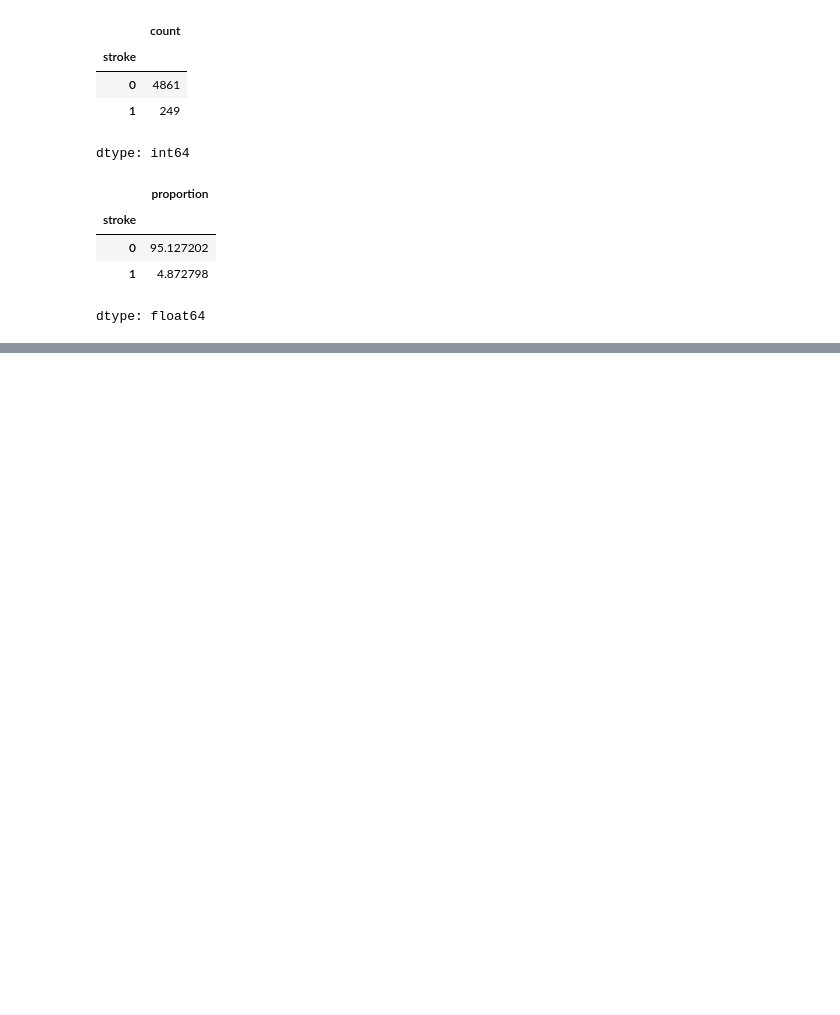
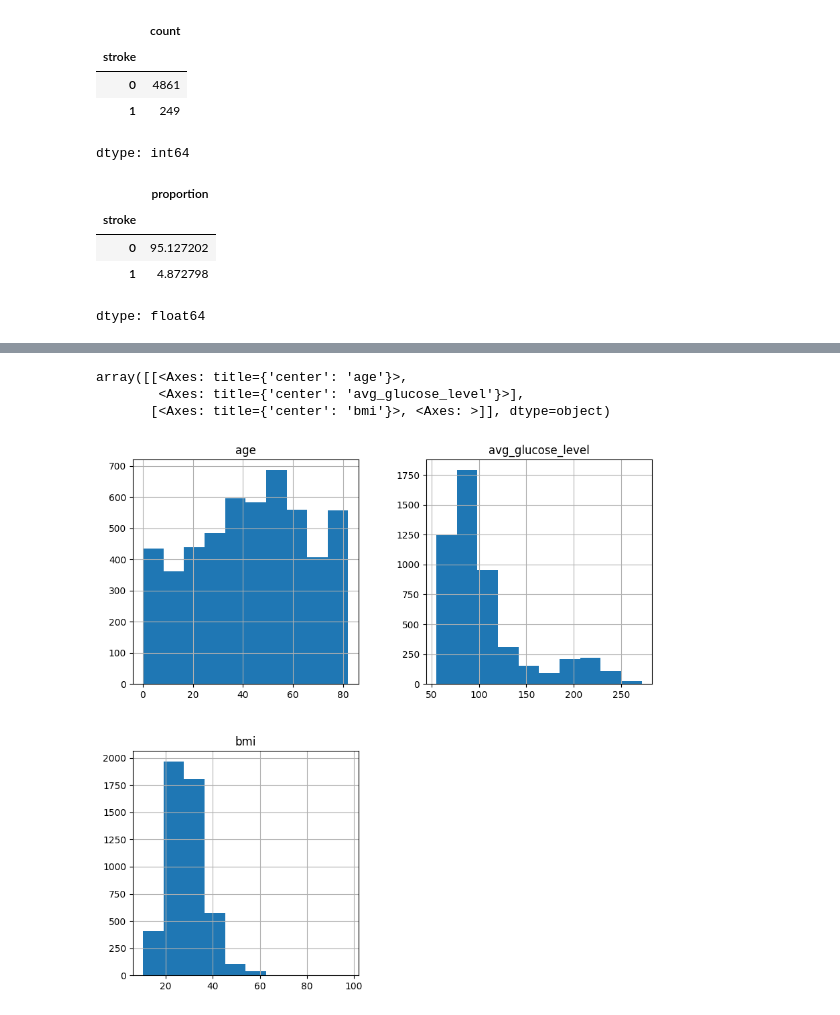
Before and after one commit to pyash45/Stoke_Prediction, a Jupyter notebook: Stoke_prediction.ipynb, the cells around one changed output, grey strips where cells are left out. Saved outputs shown, nothing was run; the diff lists cells and outputs as text; code cells hidden in the pictures; blank space fills up the shorter version.

```diff
--- a/Stoke_prediction.ipynb
+++ b/Stoke_prediction.ipynb
@@ -5,7 +5,7 @@ import pandas as pd
 # %% [markdown]
 # Read the csv file
 # %%
-df = pd.read_csv("/content/healthcare-dataset-stroke-data.csv")
+df = pd.read_csv("/content/sample_data/healthcare-dataset-stroke-data.csv")
 # %%
 df.head()
 # %% [output]
@@ -103,3 +103,6 @@ import plotly.express as px
 px.bar(x=y.value_counts().index, y=y.value_counts(), color=y.value_counts().index)
 # %% [output]
 [interactive output not drawn]
+# %%
+numerical_val = ['age' , 'avg_glucose_level' , 'bmi']
+df[numerical_val].describe()
@@ -105,0 +119,7 @@ px.bar(x=y.value_counts().index, y=y.value_counts(), color=y.value_counts().inde
+# %%
+df[numerical_val].hist(figsize=(10,10))
+# %% [output]
+array([[<Axes: title={'center': 'age'}>,
+        <Axes: title={'center': 'avg_glucose_level'}>],
+       [<Axes: title={'center': 'bmi'}>, <Axes: >]], dtype=object)
+[figure, added]
```
Also changed, not shown: parts of 20 cells of this notebook.
